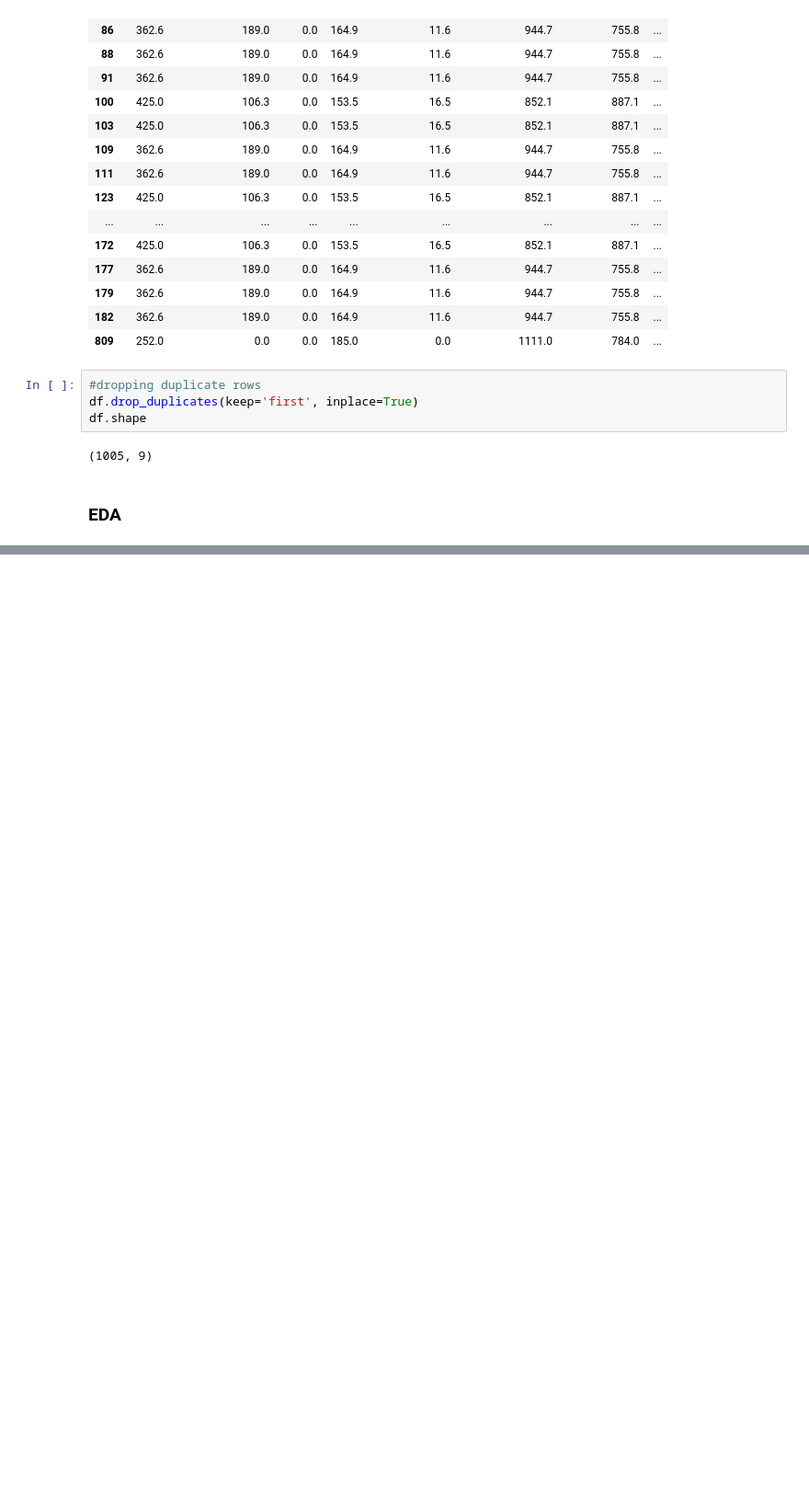
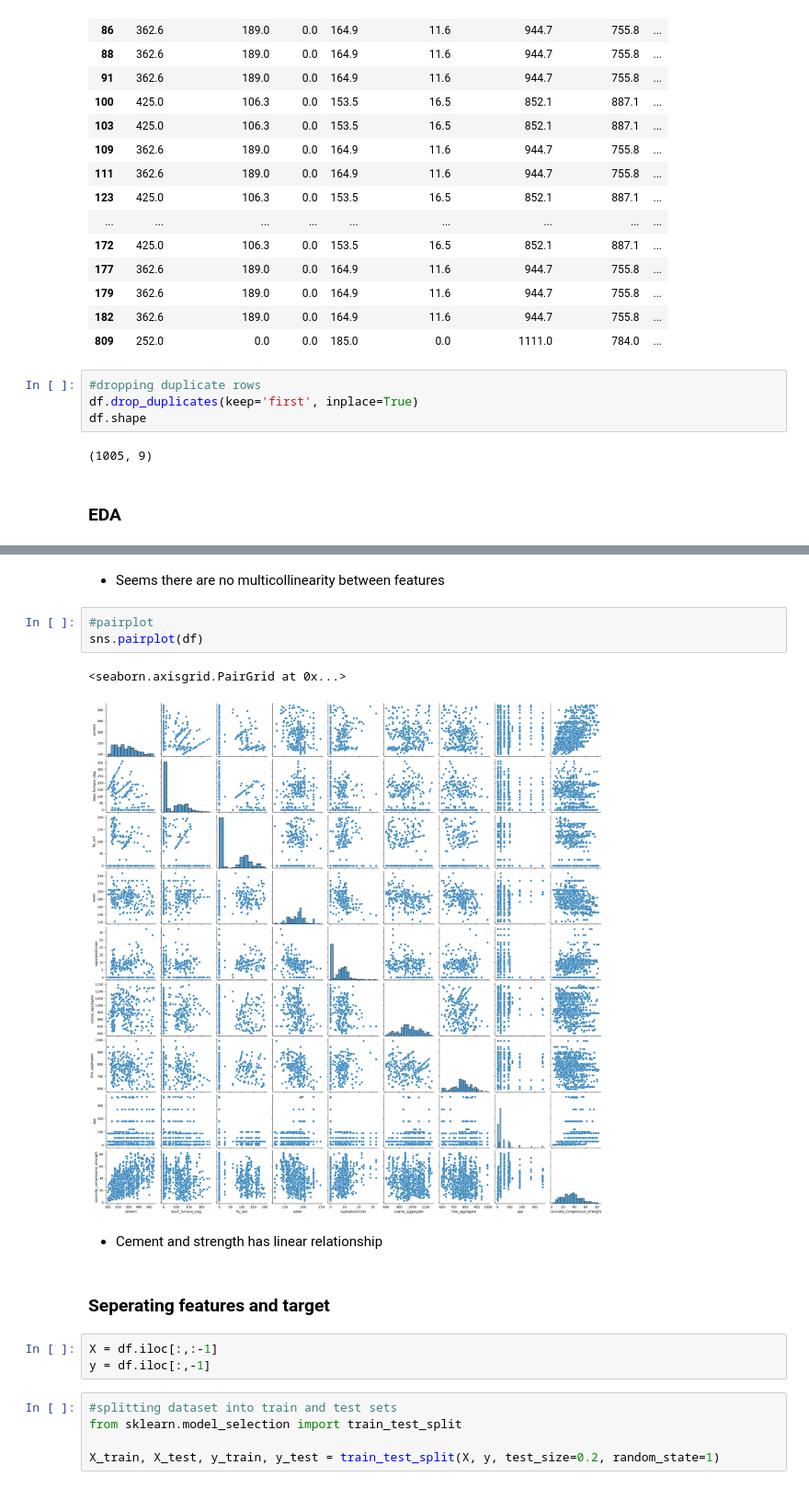
Before and after one commit to mubarakmayyeri/concrete-strength-prediction, a Jupyter notebook: concrete_strength_prediction.ipynb, the cells around one changed output, grey strips where cells are left out. Shown at 92% size. Cells and saved outputs as stored; diff of their text form; blank space fills up the shorter version.

```diff
--- a/concrete_strength_prediction.ipynb
+++ b/concrete_strength_prediction.ipynb
@@ -94,0 +116,20 @@ df.shape
+# %% [markdown]
+* Seems there are no multicollinearity between features
+# %%
+#pairplot
+sns.pairplot(df)
+# %% [output]
+<seaborn.axisgrid.PairGrid at 0x...>
+[figure, added]
+# %% [markdown]
+* Cement and strength has linear relationship
+# %% [markdown]
+### Seperating features and target
+# %%
+X = df.iloc[:,:-1]
+y = df.iloc[:,-1]
+# %%
+#splitting dataset into train and test sets
+from sklearn.model_selection import train_test_split
+
+X_train, X_test, y_train, y_test = train_test_split(X, y, test_size=0.2, random_state=1)
```
Also changed, not shown: parts of 2 cells of this notebook.
